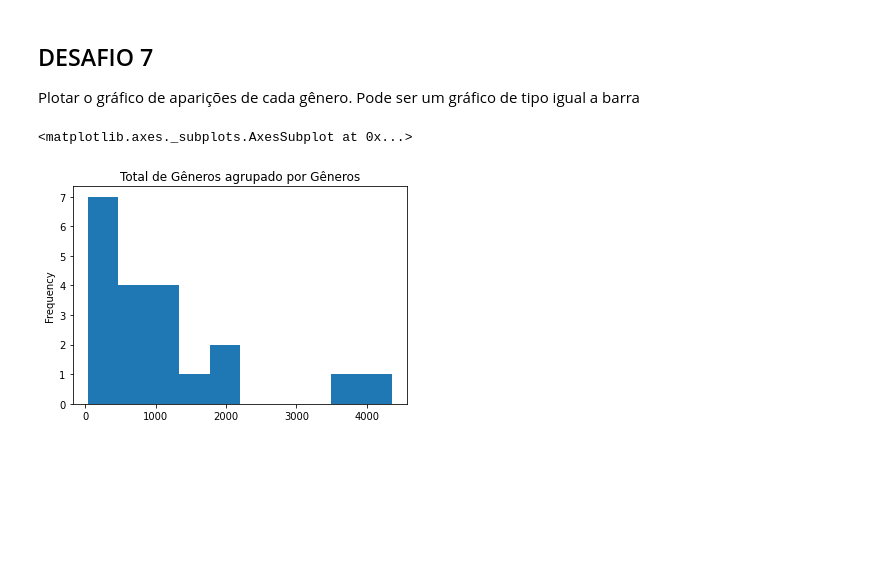
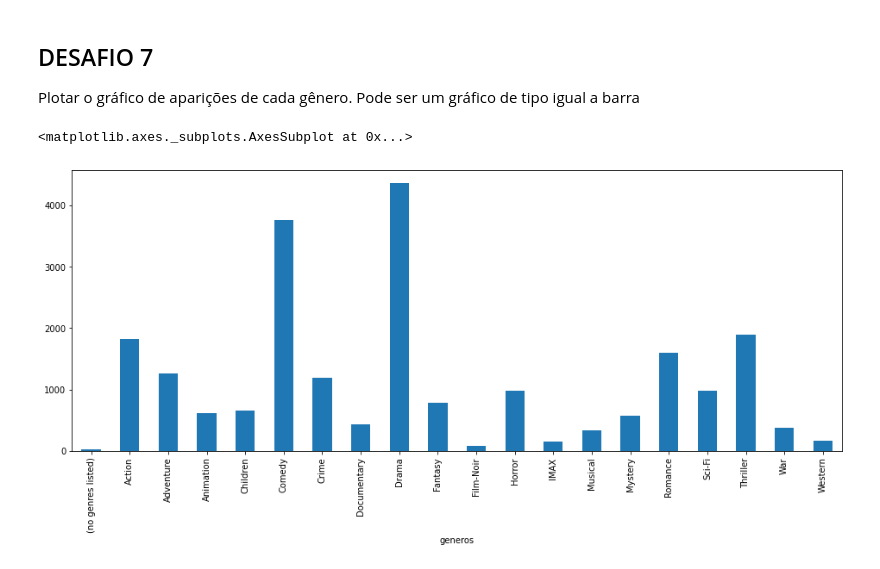
Before and after one commit to dnlrodrigues/analise_dados_python, a Jupyter notebook: QuarentenasDados_Filme.ipynb, the cells around one changed output. Saved outputs shown, nothing was run; the diff lists cells and outputs as text; code cells hidden in the pictures; blank space fills up the shorter version.

```diff
--- a/QuarentenasDados_Filme.ipynb
+++ b/QuarentenasDados_Filme.ipynb
@@ -429,7 +429,7 @@ dtype: int64
 Plotar o gráfico de aparições de cada gênero. Pode ser um gráfico de tipo igual a barra
 # %%
 genero_serie = generos_contados_por_genero
-genero_serie.plot(kind='hist', title="Total de Gêneros agrupado por Gêneros")
+genero_serie.plot(kind='bar', figsize=(16, 6))
 # %% [output]
 <matplotlib.axes._subplots.AxesSubplot at 0x...>
-[figure, old version]
+[figure, new version]
```
